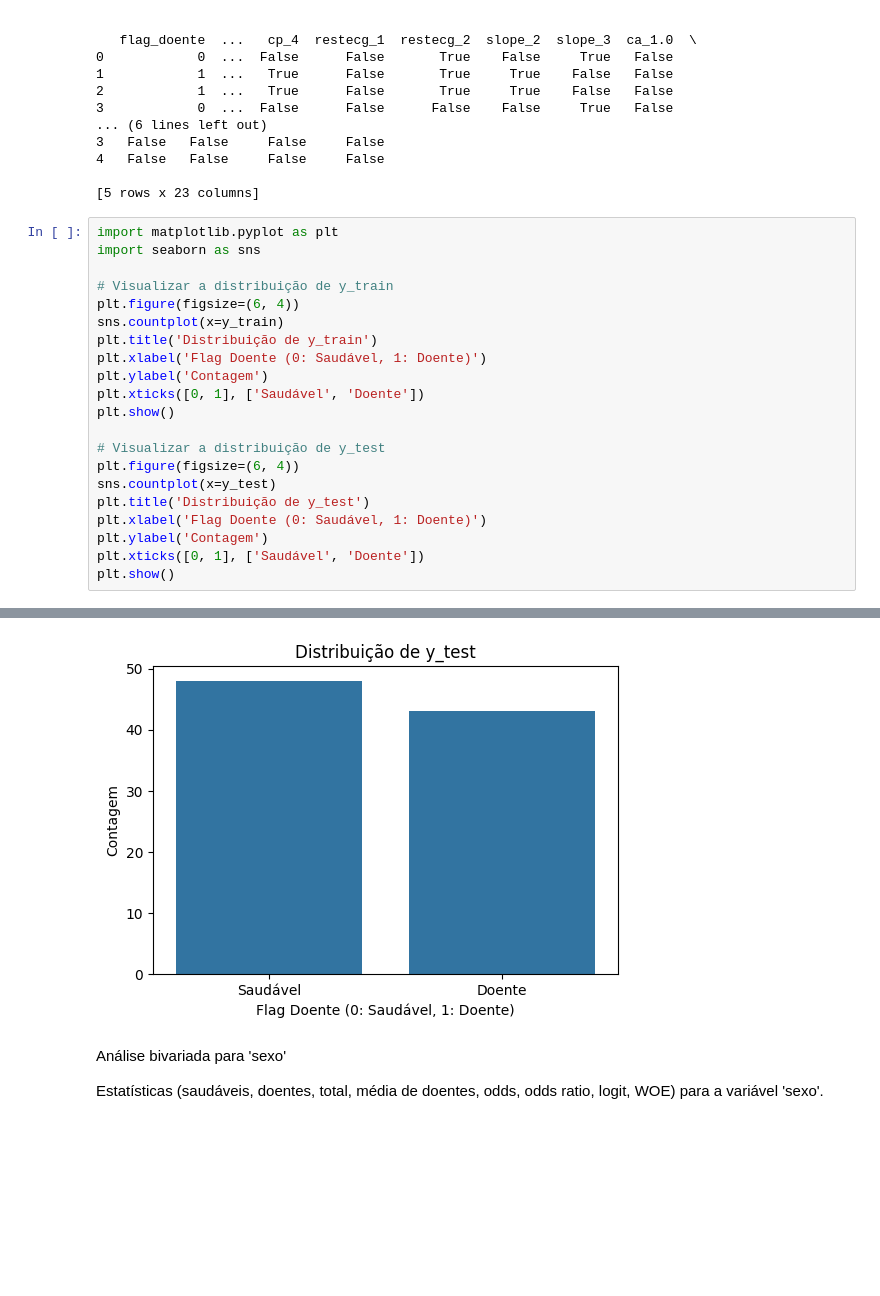
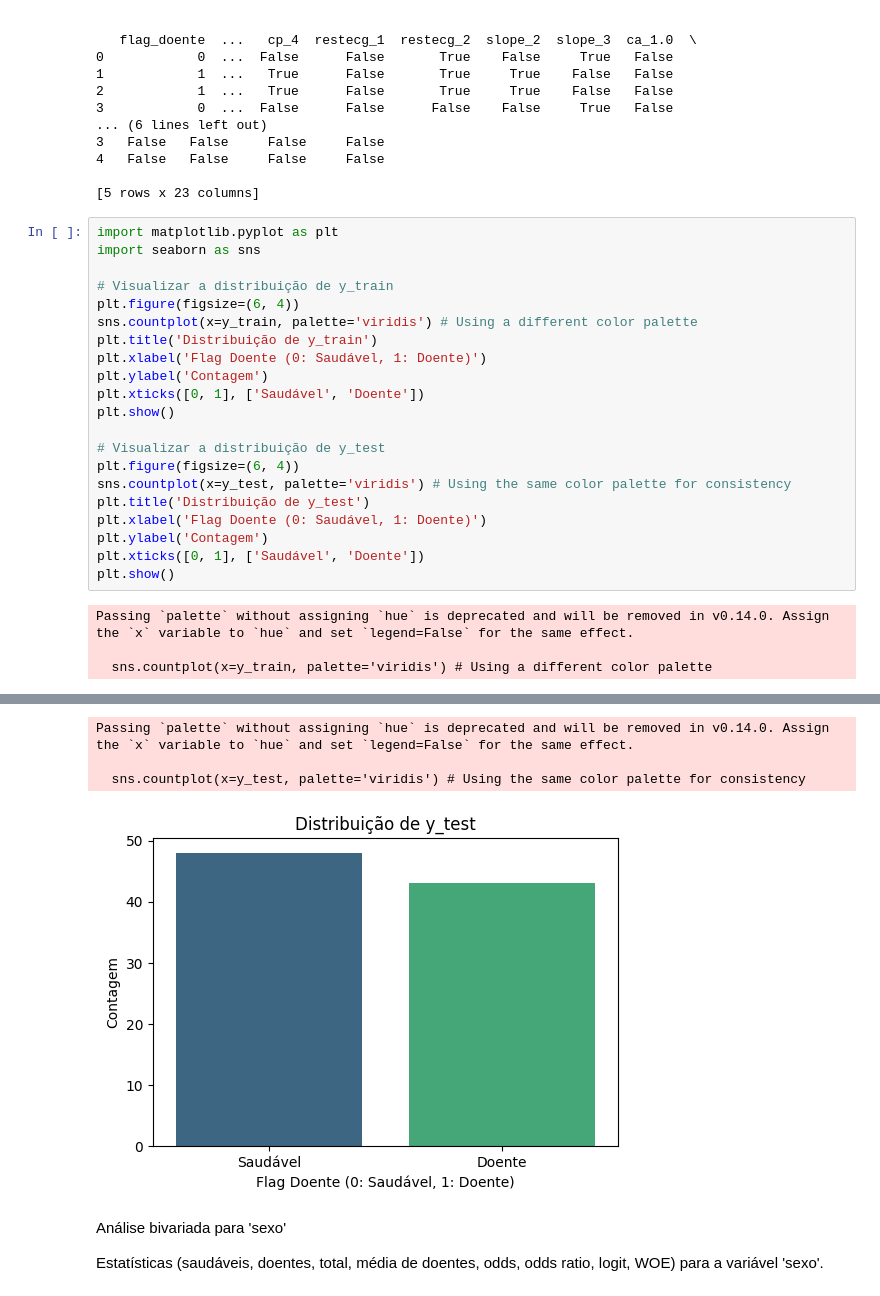
Before and after one commit to alevazcientista-dotcom/Ebac1, a Jupyter notebook: M18_REGRESSAO_LOGISTICA1.ipynb, the cells around one changed output, grey strips where cells are left out. Drawn from its saved outputs; the diff is of its cells as text; blank space fills up the shorter version.

```diff
--- a/M18_REGRESSAO_LOGISTICA1.ipynb
+++ b/M18_REGRESSAO_LOGISTICA1.ipynb
@@ -561,7 +561,7 @@ import seaborn as sns
 
 # Visualizar a distribuição de y_train
 plt.figure(figsize=(6, 4))
-sns.countplot(x=y_train)
+sns.countplot(x=y_train, palette='viridis') # Using a different color palette
 plt.title('Distribuição de y_train')
 plt.xlabel('Flag Doente (0: Saudável, 1: Doente)')
 plt.ylabel('Contagem')
@@ -570,10 +570,13 @@ plt.show()
 
 # Visualizar a distribuição de y_test
 plt.figure(figsize=(6, 4))
-sns.countplot(x=y_test)
+sns.countplot(x=y_test, palette='viridis') # Using the same color palette for consistency
 plt.title('Distribuição de y_test')
 plt.xlabel('Flag Doente (0: Saudável, 1: Doente)')
 plt.ylabel('Contagem')
 plt.xticks([0, 1], ['Saudável', 'Doente'])
 plt.show()
 # %% [output]
+Passing `palette` without assigning `hue` is deprecated and will be removed in v0.14.0. Assign the `x` variable to `hue` and set `legend=False` for the same effect.
+
+  sns.countplot(x=y_train, palette='viridis') # Using a different color palette
@@ -581,4 +584,7 @@ plt.show()
+Passing `palette` without assigning `hue` is deprecated and will be removed in v0.14.0. Assign the `x` variable to `hue` and set `legend=False` for the same effect.
+
+  sns.countplot(x=y_test, palette='viridis') # Using the same color palette for consistency
-[figure, old version]
+[figure, new version]
 # %% [markdown]
 Análise bivariada para 'sexo'
 
```
Also changed, not shown: parts of 7 cells of this notebook.
